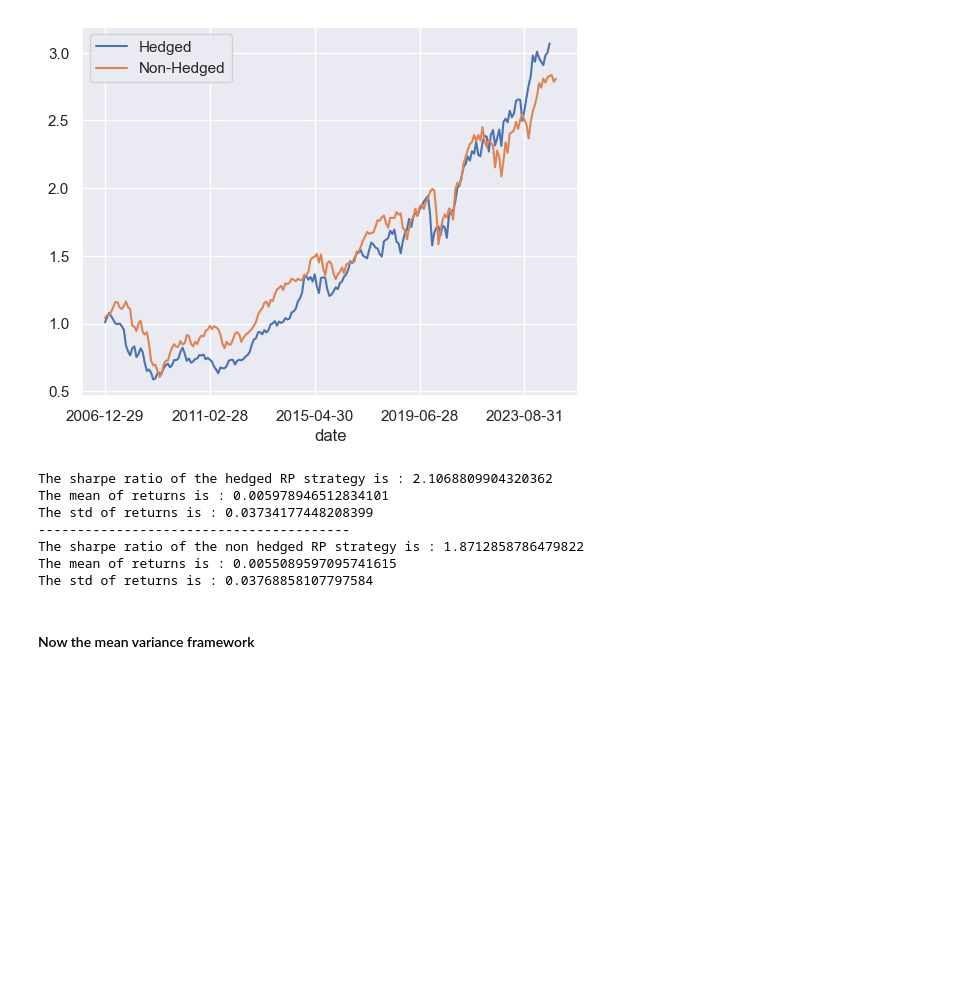
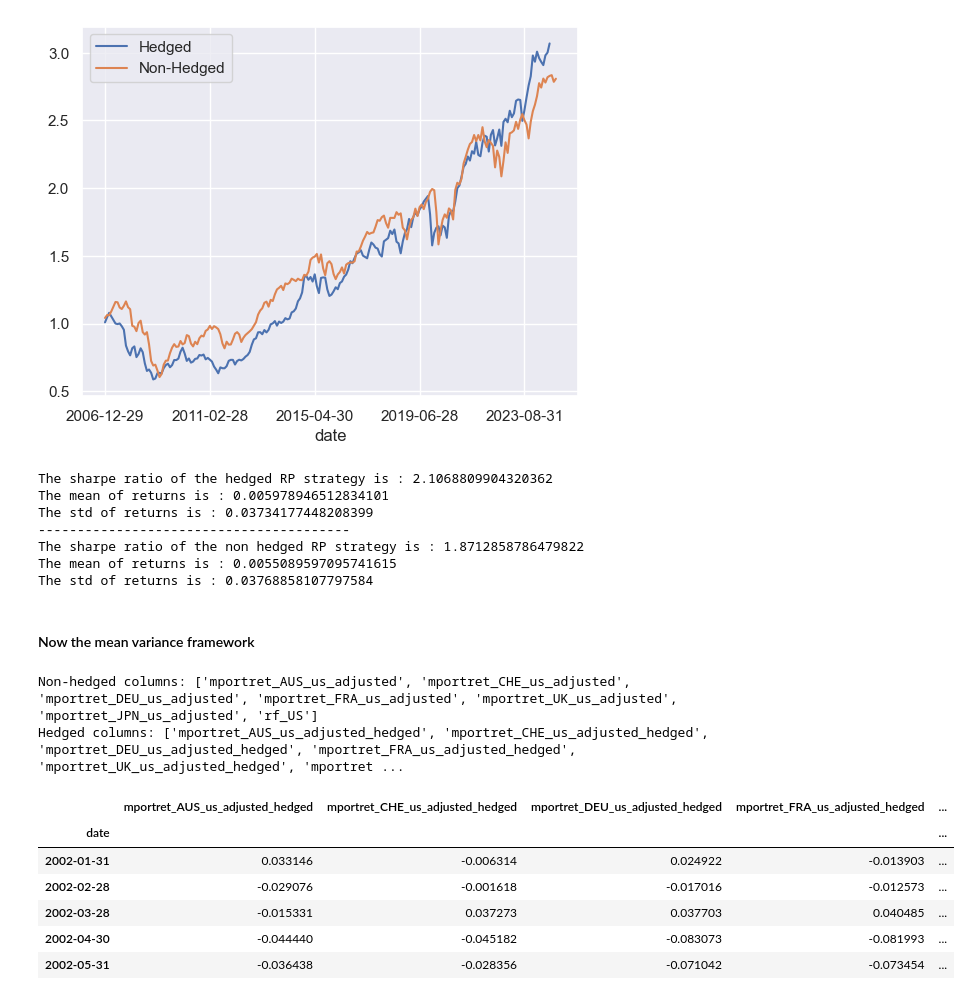
Before and after one commit to arthurdhonneur7/project_investments, a Jupyter notebook: part_3/exploration_arthur.ipynb, the cells around one changed output. Drawn from its saved outputs; the diff is of its cells as text; code cells hidden in the pictures; blank space fills up the shorter version.

```diff
--- a/part_3/exploration_arthur.ipynb
+++ b/part_3/exploration_arthur.ipynb
@@ -405,3 +405,25 @@ The mean of returns is : 0.0055089597095741615
 The std of returns is : 0.03768858107797584
 # %% [markdown]
 #### Now the mean variance framework
+# %%
+non_hedged_mv_columns = [col for col in df.columns if col.startswith('mportret_') and 'us_adjusted' in col and not col.endswith('_hedged')] + ['rf_US']
+hedged_mv_columns = [col for col in df.columns if col.endswith('_hedged')] + ['rf_US']
+
+print(f'Non-hedged columns: {non_hedged_mv_columns}')
+print(f'Hedged columns: {hedged_mv_columns}')
+# %% [output]
+Non-hedged columns: ['mportret_AUS_us_adjusted', 'mportret_CHE_us_adjusted', 'mportret_DEU_us_adjusted', 'mportret_FRA_us_adjusted', 'mportret_UK_us_adjusted', 'mportret_JPN_us_adjusted', 'rf_US']
+Hedged columns: ['mportret_AUS_us_adjusted_hedged', 'mportret_CHE_us_adjusted_hedged', 'mportret_DEU_us_adjusted_hedged', 'mportret_FRA_us_adjusted_hedged', 'mportret_UK_us_adjusted_hedged', 'mportret ...
+# %%
+df_mv_non_hedged = df[non_hedged_mv_columns].copy()
+df_mv_hedged = df[hedged_mv_columns].copy()
+
+df_mv_hedged.head()
+# %% [output]
+|  | mportret_AUS_us_adjusted_hedged | mportret_CHE_us_adjusted_hedged | mportret_DEU_us_adjusted_hedged | mportret_FRA_us_adjusted_hedged | ... |
+| date |  |  |  |  | ... |
+| 2002-01-31 | 0.033146 | -0.006314 | 0.024922 | -0.013903 | ... |
+| 2002-02-28 | -0.029076 | -0.001618 | -0.017016 | -0.012573 | ... |
+| 2002-03-28 | -0.015331 | 0.037273 | 0.037703 | 0.040485 | ... |
+| 2002-04-30 | -0.044440 | -0.045182 | -0.083073 | -0.081993 | ... |
+| 2002-05-31 | -0.036438 | -0.028356 | -0.071042 | -0.073454 | ... |
```
Also changed, not shown: parts of 7 cells of this notebook.
